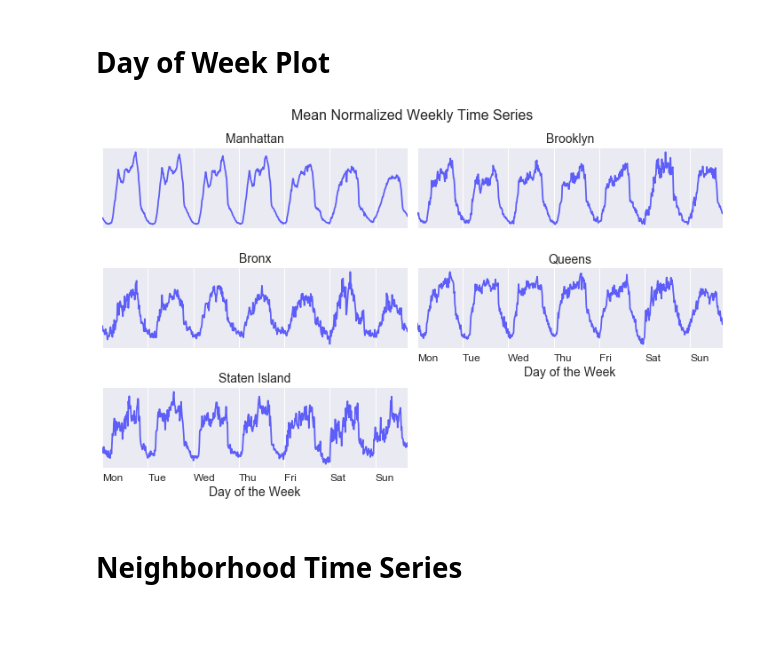
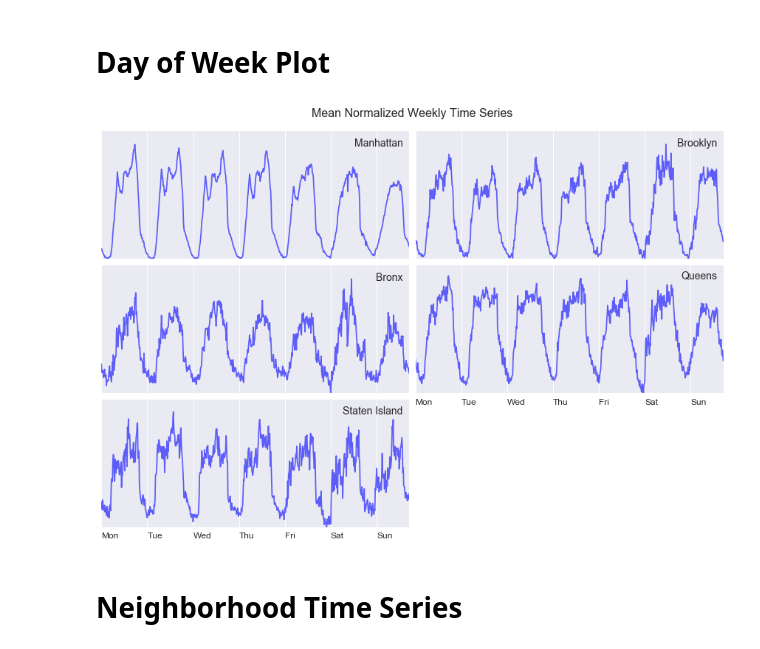
Before and after one commit to basyavasya-honmono/hadive, a Jupyter notebook: notebooks/1.0-JV-AssortedPlots.ipynb, the cells around one changed output. Cells and saved outputs as stored; diff of their text form; code cells hidden in the pictures; blank space fills up the shorter version.

```diff
--- a/notebooks/1.0-JV-AssortedPlots.ipynb
+++ b/notebooks/1.0-JV-AssortedPlots.ipynb
@@ -78,6 +73,11 @@ bb = ["Manhattan", "Brooklyn", "Bronx", "Queens", "Staten Island"]
 hol = np.append(df["20170704"].index.values, df["20170904"].index.values)
 # %%
 saved_data = True
+
+def cam_ts(df):
+    ts_mean = df.groupby(["cam_id", "t"]).mean().unstack(level=1)
+    ts_mean.columns = [pd.to_datetime("9-9-99 " + t) for t in ts_mean.columns.droplevel()]
+    return ts_mean
 
 fig, [r1, r2, r3] = plt.subplots(nrows=3, ncols=2, sharex=True, figsize=(12, 8))
 fig.delaxes(r3[1])
@@ -130,9 +130,11 @@ for boro, ax in zip(bb, np.hstack([r1, r2, r3])):
     ax.tick_params(axis="both", which="both", labelsize=12)
     ax.grid(False)
     ax.grid(True, which="both", axis="x")
-    ax.set_title(boro, fontsize=14)
+    ax.text(ax.get_xlim()[1] * 0.999999, ax.get_ylim()[1] * 0.95,
+            boro, fontsize=14, va="top", ha="right")
 
 r1[0].legend(r1[0].get_lines(), ["Weekday", "Weekend", "Holiday"], fontsize=12)
-fig.suptitle("Mean Normalized Pedestrian Counts By Borough", y=1.04, fontsize=16)
+fig.suptitle("Mean Normalized Pedestrian Counts By Borough", y=1.02, fontsize=16)
 fig.tight_layout()
+fig.subplots_adjust(hspace=0.05, wspace=0.02)
 # %% [output]
@@ -140,17 +142,20 @@ fig.tight_layout()
 # %% [markdown]
 # Manhattan Time Series Image
 # %%
-fig, [r1, r2] = plt.subplots(nrows=2, ncols=2, sharex=True, figsize=(14, 6))
-
+# -- Load data from above.
 wd = pd.read_pickle("../data/results/manhattan_wd.pkl")
 we = pd.read_pickle("../data/results/manhattan_we.pkl")
 
+# -- Sort by mean pedestrian count in cameras.
 wd = wd.iloc[np.flipud(wd.mean(axis=1).argsort())]
 we = we.iloc[np.flipud(we.mean(axis=1).argsort())]
 
+# -- Mean normalize each camera.
 wd_ = ((wd.T - wd.T.mean()) / wd.T.std()).T
 we_ = ((we.T - we.T.mean()) / we.T.std()).T
 
+# -- Plot.
+fig, [r1, r2] = plt.subplots(nrows=2, ncols=2, sharex=True, figsize=(14, 6))
 for dd, ax in zip([wd, wd_, we, we_], np.hstack([r1, r2])):
     im = ax.imshow(dd, cmap="viridis", aspect="auto")
     mi, ma = int(dd.min().min()), int(dd.max().max())
@@ -171,9 +176,9 @@ for ax in r2:
     ax.tick_params(axis="both", which="both", labelsize=12)
 
 r1[0].set_title("Pedestrian Counts", fontsize=14)
-r1[0].set_ylabel("Weekdays", fontsize=14, labelpad=-4)
+r1[0].set_ylabel("Cameras (Weekdays)", fontsize=14, labelpad=-4)
 r1[1].set_title("Mean Normalized Pedestrian Counts", fontsize=14)
-r2[0].set_ylabel("Weekends", fontsize=14, labelpad=-4)
+r2[0].set_ylabel("Cameras (Weekends)", fontsize=14, labelpad=-4)
 
 fig.suptitle("Pedestrian Counts Across Manhattan Cameras", fontsize=16, y=1.03)
 fig.tight_layout()
@@ -376,41 +442,44 @@ fig.tight_layout()
 # %%
 saved_data = True
 
-fig, [r1, r2, r3] = plt.subplots(nrows=3, ncols=2, figsize=(10, 6))
+# -- Plot.
+fig, [r1, r2, r3] = plt.subplots(nrows=3, ncols=2, figsize=(12, 8))
 fig.delaxes(r3[1])
 
 color = iter(cm.viridis(np.linspace(0, 1, len(bb))))
 
 for boro, ax in zip(bb, np.hstack([r1, r2, r3])):
     if not saved_data:
         # -- Select relevant cameras and exclude rain days.
         tmp = df[(df.cam_id.isin(cams[(cams.boro == boro) & (cams.people == 1)].cam_id.values))]
         tmp = tmp[tmp.d.isin(prec[prec.PRCP < 0.05].d.values) & (~tmp.index.isin(hol))]
         tmp["dd"] = tmp.index.dayofweek
         tmp = tmp.groupby(["cam_id", "dd", "t"]).mean().unstack(level=0)
         tmp.to_pickle("../data/results/{}_dayofweek.pkl".format(boro.lower()))
 
     else:
         tmp = pd.read_pickle("../data/results/{}_dayofweek.pkl".format(boro.lower()))
 
     week = ((tmp - tmp.mean()) / tmp.std())
-    week.T.mean().plot(ax=ax, c="b", alpha=0.6)
+    week_mean = week.T.mean()
+    week_mean.plot(ax=ax, c="b", alpha=0.6)
 
     ax.set_yticklabels([])
     ax.set_xticklabels([])
     ax.set_xlabel("")
     ax.grid(False, which="both", axis="y")
-    ax.set_title(boro, fontsize=14)
+    ax.text(4*24*7 - 15, week_mean.max() * 1.1, boro, fontsize=14, va="top", ha="right")
+    ax.set_ylim(week_mean.min(), week_mean.max() * 1.2)
 
 for ax in [r3[0], r2[1]]:
     ax.set_xticklabels(list(calendar.day_abbr), ha="left")
     ax.tick_params(axis="both", which="both", labelsize=12)
-    ax.set_xlabel("Day of the Week", fontsize=14)
 
-fig.suptitle("Mean Normalized Weekly Time Series", fontsize=16, y=1.04)
+fig.suptitle("Mean Normalized Weekly Time Series", fontsize=16, va="bottom", y=1.01)
 fig.tight_layout()
+fig.subplots_adjust(hspace=0.05, wspace=0.02)
 # %% [output]
-[figure, old version]
+[figure, new version]
 # %% [markdown]
 # Neighborhood Time Series
 # %%
```
Also changed, not shown: parts of 18 cells of this notebook, 1 other file.
